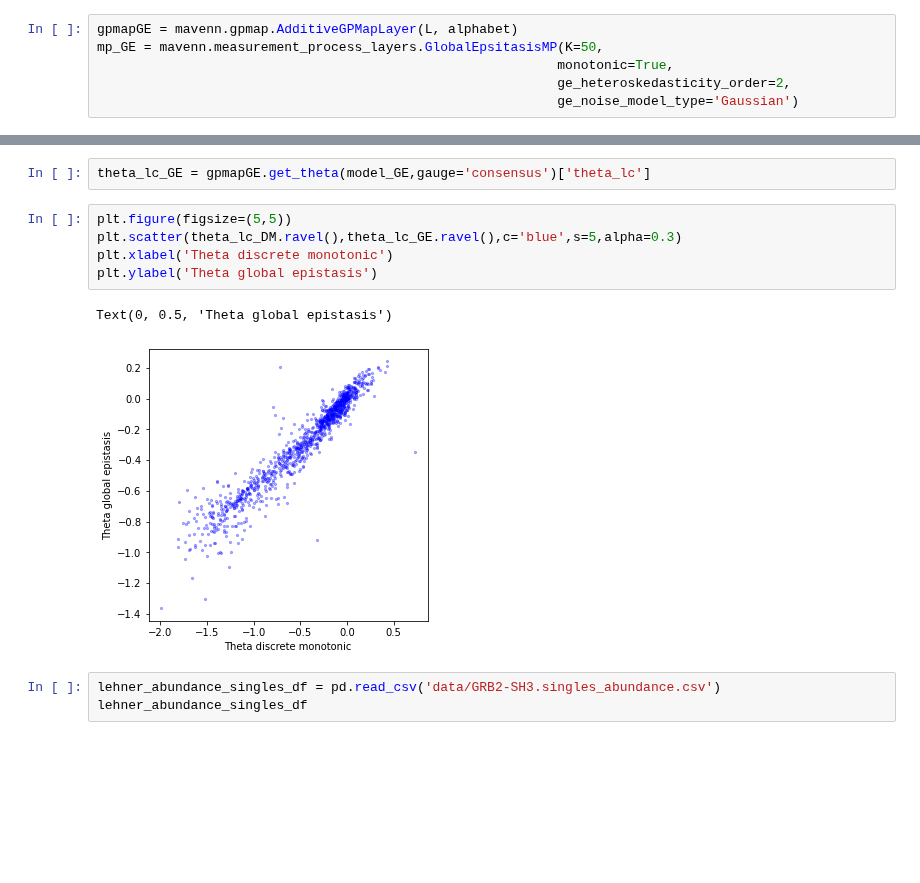
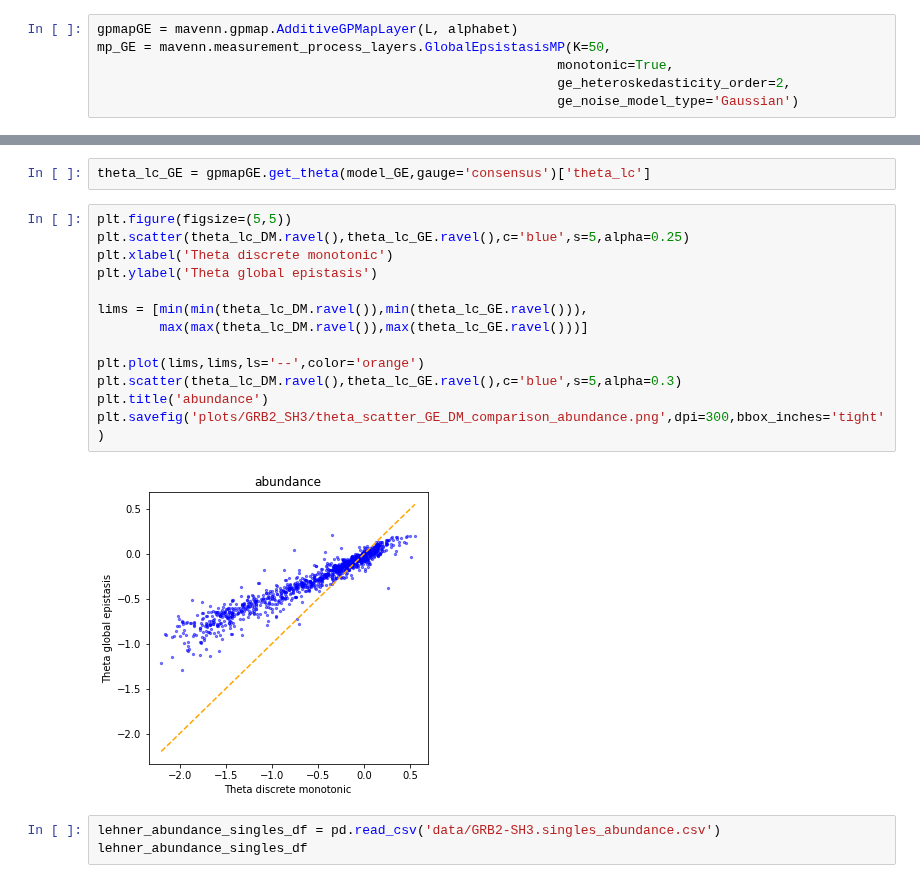
Before and after one commit to jbkinney/mavenn, a Jupyter notebook: mavenn/development_mavenn2/Lehner_double_dms/2022.06.12.GRB2_SH3_abundance.ipynb, the cells around one changed output, grey strips where cells are left out. Saved outputs shown, nothing was run; the diff lists cells and outputs as text; blank space fills up the shorter version.

```diff
--- a/mavenn/development_mavenn2/Lehner_double_dms/2022.06.12.GRB2_SH3_abundance.ipynb
+++ b/mavenn/development_mavenn2/Lehner_double_dms/2022.06.12.GRB2_SH3_abundance.ipynb
@@ -316,7 +343,7 @@ plt.show()
 [figure]
 # %%
 gpmapGE = mavenn.gpmap.AdditiveGPMapLayer(L, alphabet)
-mp_GE = mavenn.measurement_process_layers.GlobalEpsitasisMP(K=50,
+mp_GE = mavenn.measurement_process_layers.GlobalEpsistasisMP(K=50,
                                                            monotonic=True,
                                                            ge_heteroskedasticity_order=2,
                                                            ge_noise_model_type='Gaussian')
@@ -487,12 +520,19 @@ fig.savefig('plots/GRB2_SH3/global_epistasis_binding_abundance.png',dpi=300,bbox
 theta_lc_GE = gpmapGE.get_theta(model_GE,gauge='consensus')['theta_lc']
 # %%
 plt.figure(figsize=(5,5))
-plt.scatter(theta_lc_DM.ravel(),theta_lc_GE.ravel(),c='blue',s=5,alpha=0.3)
+plt.scatter(theta_lc_DM.ravel(),theta_lc_GE.ravel(),c='blue',s=5,alpha=0.25)
 plt.xlabel('Theta discrete monotonic')
 plt.ylabel('Theta global epistasis')
+
+lims = [min(min(theta_lc_DM.ravel()),min(theta_lc_GE.ravel())),
+        max(max(theta_lc_DM.ravel()),max(theta_lc_GE.ravel()))]
+
+plt.plot(lims,lims,ls='--',color='orange')
+plt.scatter(theta_lc_DM.ravel(),theta_lc_GE.ravel(),c='blue',s=5,alpha=0.3)
+plt.title('abundance')
+plt.savefig('plots/GRB2_SH3/theta_scatter_GE_DM_comparison_abundance.png',dpi=300,bbox_inches='tight')
 # %% [output]
-Text(0, 0.5, 'Theta global epistasis')
-[figure, old version]
+[figure, new version]
 # %%
 lehner_abundance_singles_df = pd.read_csv('data/GRB2-SH3.singles_abundance.csv')
 lehner_abundance_singles_df
```
Also changed, not shown: parts of 16 cells of this notebook, 24 other files.
